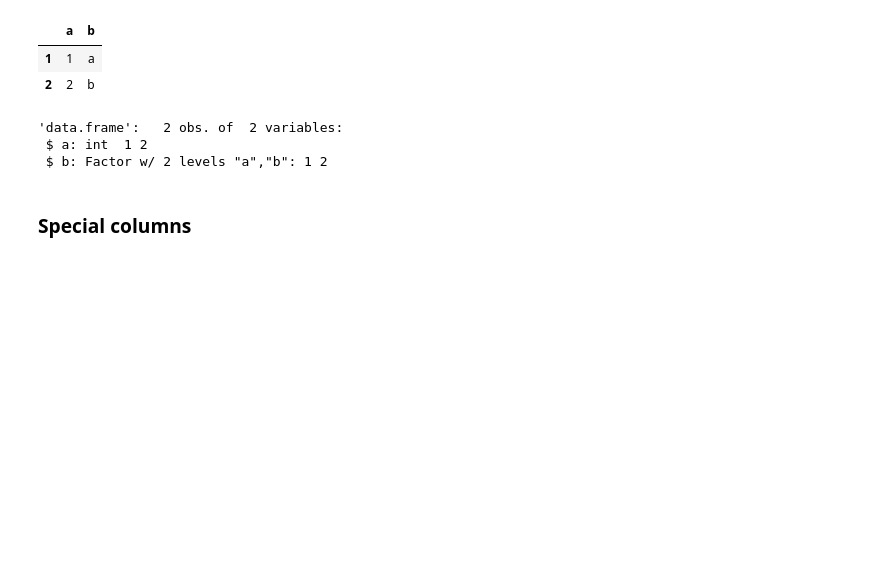
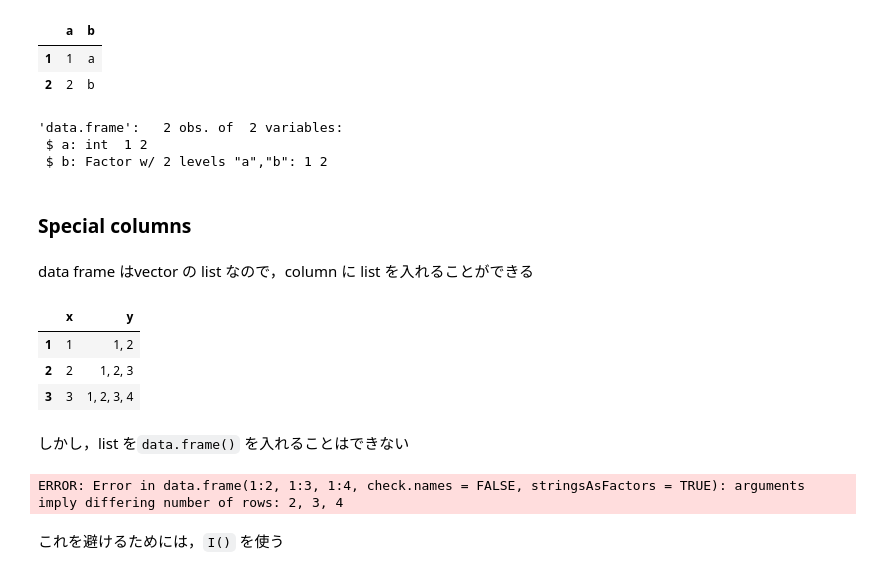
Before and after one commit to pgm111/study-AdvancedR, a Jupyter notebook: 02-Data-structures.ipynb, the cells around one changed output. Cells and saved outputs as stored; diff of their text form; code cells hidden in the pictures; blank space fills up the shorter version.

Commit message:
Finish "Data structure"

```diff
--- a/02-Data-structures.ipynb
+++ b/02-Data-structures.ipynb
@@ -806,3 +806,22 @@ str(good)
  $ b: Factor w/ 2 levels "a","b": 1 2
 # %% [markdown]
 ### Special columns
+# %% [markdown]
+data frame はvector の list なので，column に list を入れることができる
+# %%
+df <- data.frame(x = 1:3)
+df$y <- list(1:2, 1:3, 1:4)
+df
+# %% [output]
+|  | x | y |
+| 1 | 1 | 1, 2 |
+| 2 | 2 | 1, 2, 3 |
+| 3 | 3 | 1, 2, 3, 4 |
+# %% [markdown]
+しかし，list を`data.frame()` を入れることはできない
+# %%
+data.frame(x = 1:3, y = list(1:2, 1:3, 1:4))
+# %% [output]
+ERROR: Error in data.frame(1:2, 1:3, 1:4, check.names = FALSE, stringsAsFactors = TRUE): arguments imply differing number of rows: 2, 3, 4
+# %% [markdown]
+これを避けるためには，`I()` を使う
```
Also changed, not shown: parts of 15 cells of this notebook.
